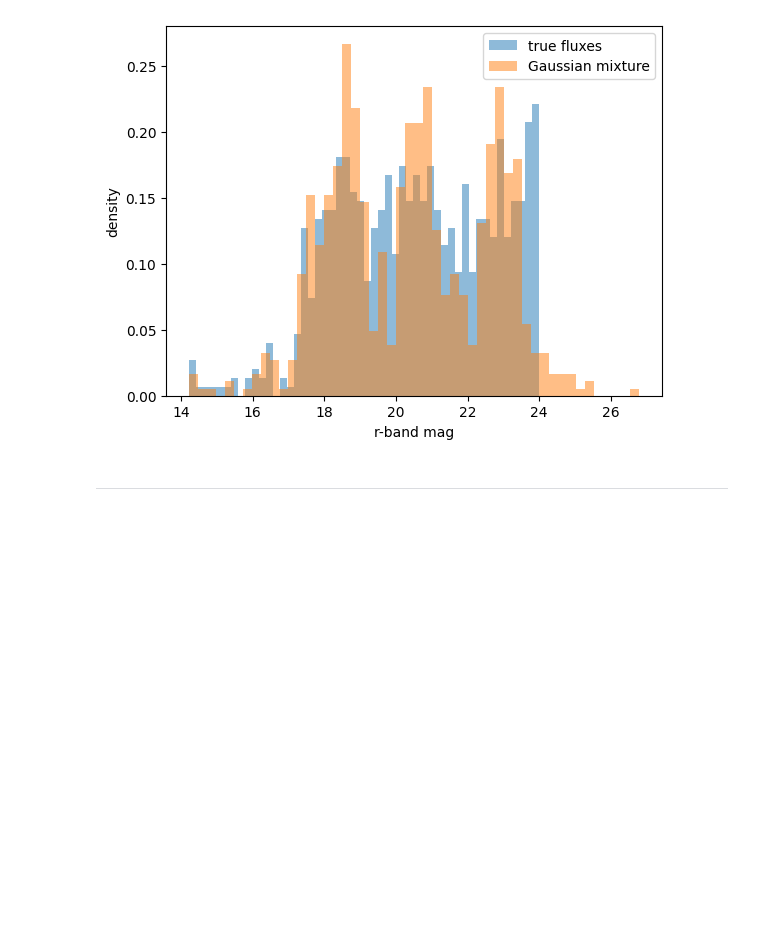
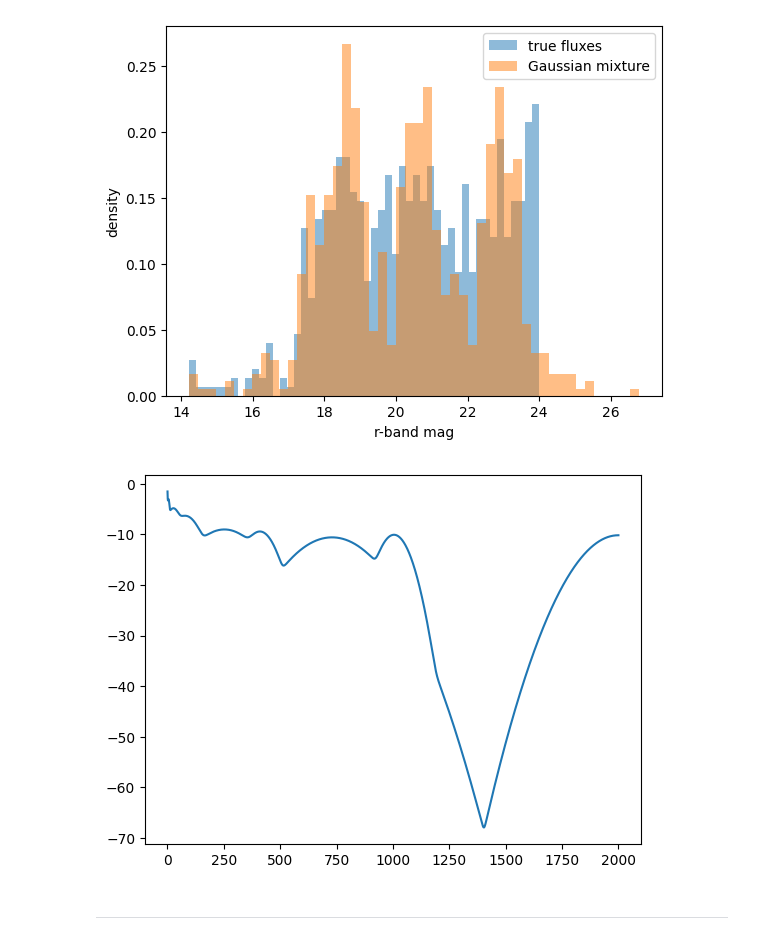
Before and after one commit to timwhite0/smcdet, a Jupyter notebook: experiments/manuscript/m71_manyimages/m71.ipynb, the cells around one changed output. Saved outputs shown, nothing was run; the diff lists cells and outputs as text; code cells hidden in the pictures; blank space fills up the shorter version.

```diff
--- a/experiments/manuscript/m71_manyimages/m71.ipynb
+++ b/experiments/manuscript/m71_manyimages/m71.ipynb
@@ -406,6 +406,11 @@ _ = plt.ylabel('density')
 _ = plt.legend()
 # %% [output]
 [figure]
+# %%
+fseq = torch.linspace(0.28, 2000, steps = 2000)
+_ = plt.plot(fseq, gmm.log_prob(fseq))
+# %% [output]
+[figure, added]
 # %% [markdown]
 ---
 # %% [markdown]
```
Also changed, not shown: parts of 15 cells of this notebook.
